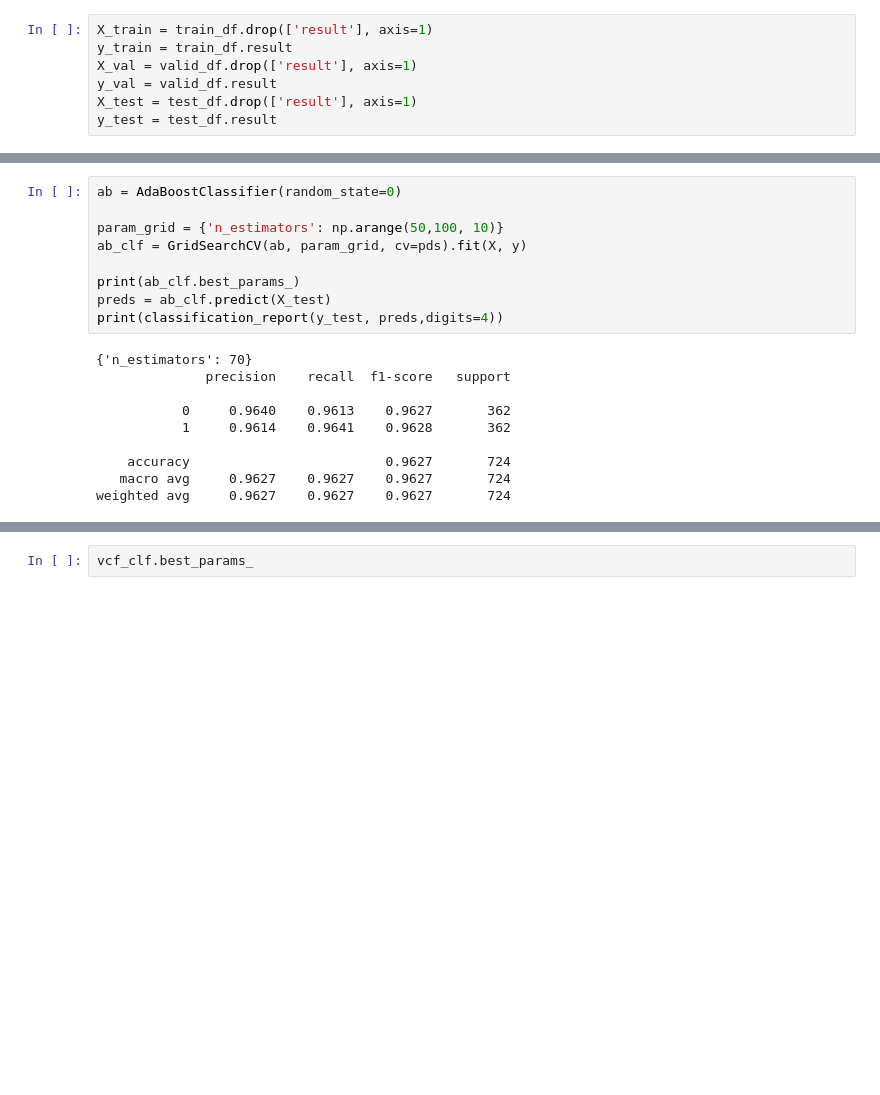
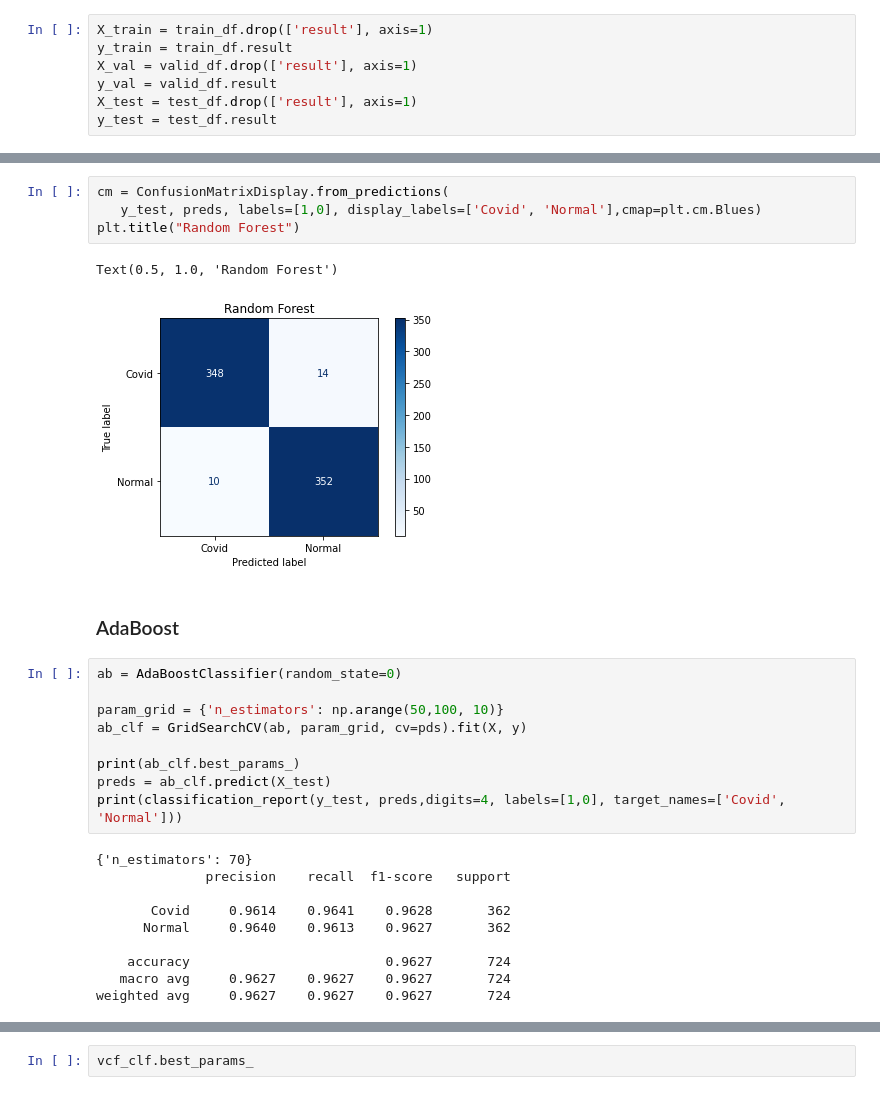
Before and after one commit to Arjun-Siva/covid-prediction, a Jupyter notebook: EMCNet_Covid_Prediction.ipynb, the cells around one changed output, grey strips where cells are left out. Drawn from its saved outputs; the diff is of its cells as text; blank space fills up the shorter version.

```diff
--- a/EMCNet_Covid_Prediction.ipynb
+++ b/EMCNet_Covid_Prediction.ipynb
@@ -432,6 +459,15 @@ print(classification_report(y_test, preds,digits=4))
     accuracy                         0.9669       724
    macro avg     0.9669    0.9669    0.9668       724
 weighted avg     0.9669    0.9669    0.9668       724
+# %%
+cm = ConfusionMatrixDisplay.from_predictions(
+   y_test, preds, labels=[1,0], display_labels=['Covid', 'Normal'],cmap=plt.cm.Blues)
+plt.title("Random Forest")
+# %% [output]
+Text(0.5, 1.0, 'Random Forest')
+[figure, added]
+# %% [markdown]
+### AdaBoost
 # %%
 ab = AdaBoostClassifier(random_state=0)
 
@@ -440,13 +476,13 @@ ab_clf = GridSearchCV(ab, param_grid, cv=pds).fit(X, y)
 
 print(ab_clf.best_params_)
 preds = ab_clf.predict(X_test)
-print(classification_report(y_test, preds,digits=4))
+print(classification_report(y_test, preds,digits=4, labels=[1,0], target_names=['Covid', 'Normal']))
 # %% [output]
 {'n_estimators': 70}
               precision    recall  f1-score   support
 
-           0     0.9640    0.9613    0.9627       362
-           1     0.9614    0.9641    0.9628       362
+       Covid     0.9614    0.9641    0.9628       362
+      Normal     0.9640    0.9613    0.9627       362
 
     accuracy                         0.9627       724
    macro avg     0.9627    0.9627    0.9627       724
```
Also changed, not shown: parts of 25 cells of this notebook.
